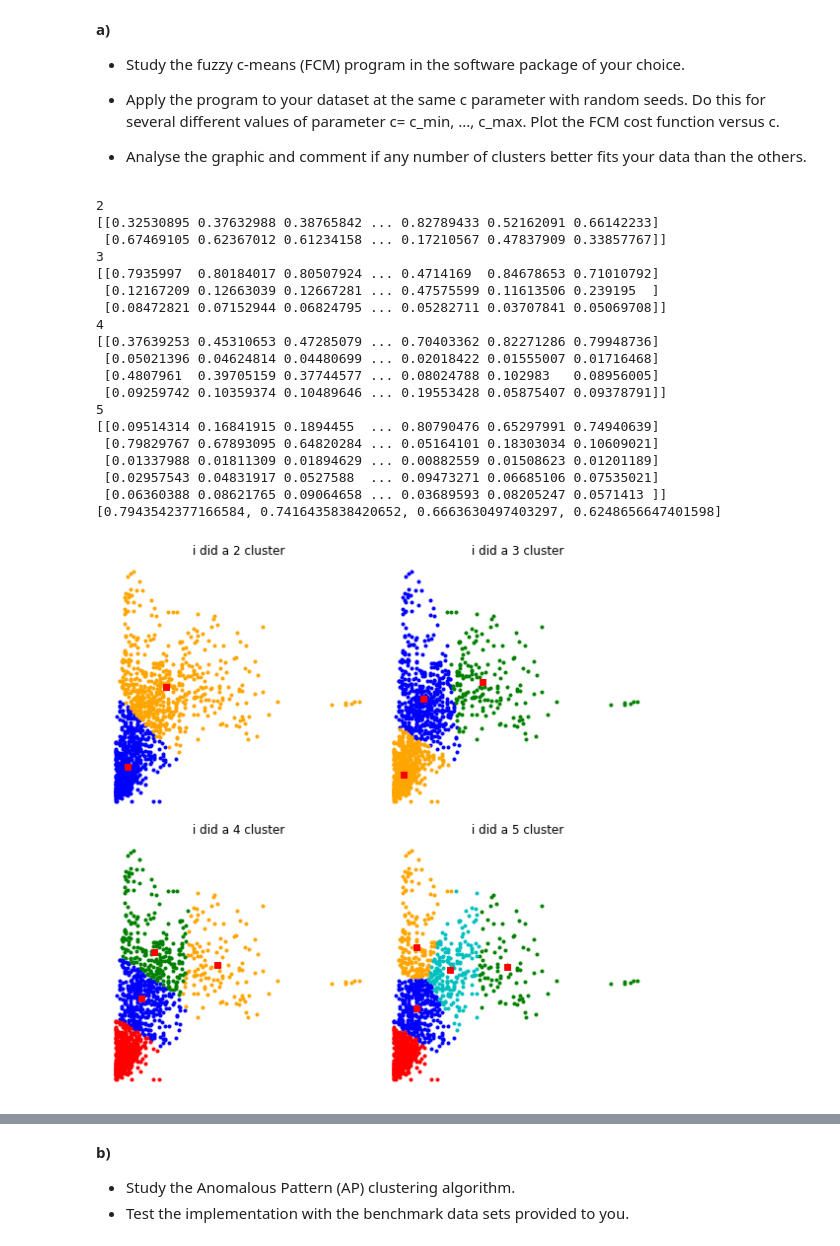
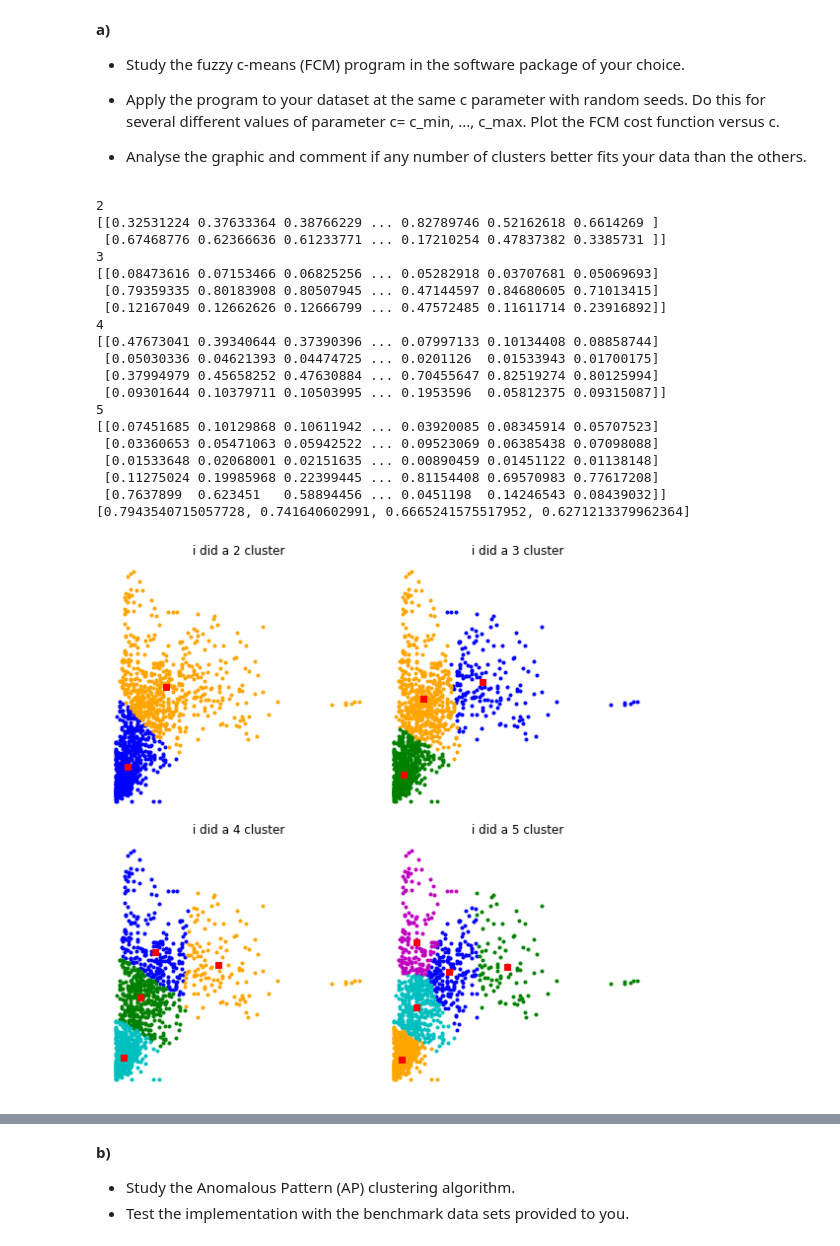
Before and after one commit to oranium/datamining, a Jupyter notebook: cmeans_clustering.ipynb, the cells around one changed output, grey strips where cells are left out. Cells and saved outputs as stored; diff of their text form; code cells hidden in the pictures.

```diff
--- a/cmeans_clustering.ipynb
+++ b/cmeans_clustering.ipynb
@@ -147,12 +147,12 @@ def init_data(which='air'):
 # normalization FLAG
 normalization = 0
 # threshold value (this is an example)
-threshold = 7
+threshold = 120
 
 ### I consider this from the PCA transformation
 
 data_ap =  init_data('2d')# pandas dataframe
-print(data_ap.head())
+print(data_ap)
 #data_ap =  zscore_data_pca.iloc[:,:-1]# pandas dataframe
 x = data_ap.values.astype(np.float32)
 #y = data.target
@@ -160,6 +160,7 @@ x = data_ap.values.astype(np.float32)
 nn = x.shape[0]
 #number of features
 mm = x.shape[1]
+print(mm)
 
 # grand means
 me = []
@@ -243,7 +244,7 @@ else:
 
 cent = np.asarray(cent)
 ### Should be adapted
-cent = cent.reshape((len(cent), len(zscore_data_pca.columns) - 1))
+cent = cent.reshape((len(cent), len(data_ap.columns)))
 print("Initial prototypes: \n", np.round(cent, 5))
 
 init_partition = np.zeros((zscore_data_pca.shape[0], len(cent)))
@@ -296,9 +367,8 @@ T = 100
 # %%
 from __future__ import division, print_function
 import skfuzzy as fuzz
-colors = ['b', 'orange', 'g', 'r', 'c', 'm', 'y', 'k', 'Brown', 'ForestGreen']
+colors = ['b', 'orange', 'g', 'c', 'm', 'y', 'k', 'Brown', 'ForestGreen']
 # whatever may this number mean?
-np.random.seed(28980)
 fig1, axes1 = plt.subplots(2,2, figsize=(8,8))
 alldata = np.vstack((data_ap.iloc[:,0],data_ap.iloc[:,1]))
 fpcs = []
@@ -306,46 +376,46 @@ fpcs = []
 for ncenters, ax in enumerate(axes1.reshape(-1), 2):
     print(ncenters)
     cntr, u, u0, d, jm, p, fpc = fuzz.cluster.cmeans(
         alldata, ncenters, 2, error=0.005, maxiter=100, init=None)
 
     #store fpc values for later
     fpcs.append(fpc)
 
     #plot assigned clusters, for each data point in set
     print(u)
     cluster_membership = np.argmax(u, axis=0)
     for j in range(ncenters):
         ax.plot(data_ap.iloc[:,0][cluster_membership == j],
                data_ap.iloc[:,1][cluster_membership == j],
                '.', color=colors[j])
 
     #mark center of each cluster
     for pt in cntr:
         ax.plot(pt[0], pt[1], 'rs')
 
     ax.set_title(' i did a {} cluster'.format(ncenters))
     ax.axis('off')
 
 fig1.tight_layout()
 print(fpcs)
 # %% [output]
 2
-[[0.32530895 0.37632988 0.38765842 ... 0.82789433 0.52162091 0.66142233]
- [0.67469105 0.62367012 0.61234158 ... 0.17210567 0.47837909 0.33857767]]
+[[0.32531224 0.37633364 0.38766229 ... 0.82789746 0.52162618 0.6614269 ]
+ [0.67468776 0.62366636 0.61233771 ... 0.17210254 0.47837382 0.3385731 ]]
 3
-[[0.7935997  0.80184017 0.80507924 ... 0.4714169  0.84678653 0.71010792]
- [0.12167209 0.12663039 0.12667281 ... 0.47575599 0.11613506 0.239195  ]
- [0.08472821 0.07152944 0.06824795 ... 0.05282711 0.03707841 0.05069708]]
+[[0.08473616 0.07153466 0.06825256 ... 0.05282918 0.03707681 0.05069693]
+ [0.79359335 0.80183908 0.80507945 ... 0.47144597 0.84680605 0.71013415]
+ [0.12167049 0.12662626 0.12666799 ... 0.47572485 0.11611714 0.23916892]]
 4
-[[0.37639253 0.45310653 0.47285079 ... 0.70403362 0.82271286 0.79948736]
- [0.05021396 0.04624814 0.04480699 ... 0.02018422 0.01555007 0.01716468]
- [0.4807961  0.39705159 0.37744577 ... 0.08024788 0.102983   0.08956005]
- [0.09259742 0.10359374 0.10489646 ... 0.19553428 0.05875407 0.09378791]]
+[[0.47673041 0.39340644 0.37390396 ... 0.07997133 0.10134408 0.08858744]
+ [0.05030336 0.04621393 0.04474725 ... 0.0201126  0.01533943 0.01700175]
+ [0.37994979 0.45658252 0.47630884 ... 0.70455647 0.82519274 0.80125994]
+ [0.09301644 0.10379711 0.10503995 ... 0.1953596  0.05812375 0.09315087]]
 5
-[[0.09514314 0.16841915 0.1894455  ... 0.80790476 0.65297991 0.74940639]
- [0.79829767 0.67893095 0.64820284 ... 0.05164101 0.18303034 0.10609021]
- [0.01337988 0.01811309 0.01894629 ... 0.00882559 0.01508623 0.01201189]
- [0.02957543 0.04831917 0.0527588  ... 0.09473271 0.06685106 0.07535021]
- [0.06360388 0.08621765 0.09064658 ... 0.03689593 0.08205247 0.0571413 ]]
-[0.7943542377166584, 0.7416435838420652, 0.6663630497403297, 0.6248656647401598]
+[[0.07451685 0.10129868 0.10611942 ... 0.03920085 0.08345914 0.05707523]
+ [0.03360653 0.05471063 0.05942522 ... 0.09523069 0.06385438 0.07098088]
+ [0.01533648 0.02068001 0.02151635 ... 0.00890459 0.01451122 0.01138148]
+ [0.11275024 0.19985968 0.22399445 ... 0.81154408 0.69570983 0.77617208]
+ [0.7637899  0.623451   0.58894456 ... 0.0451198  0.14246543 0.08439032]]
+[0.7943540715057728, 0.741640602991, 0.6665241575517952, 0.6271213379962364]
-[figure, old version]
+[figure, new version]
```
Also changed, not shown: parts of 5 cells of this notebook.
